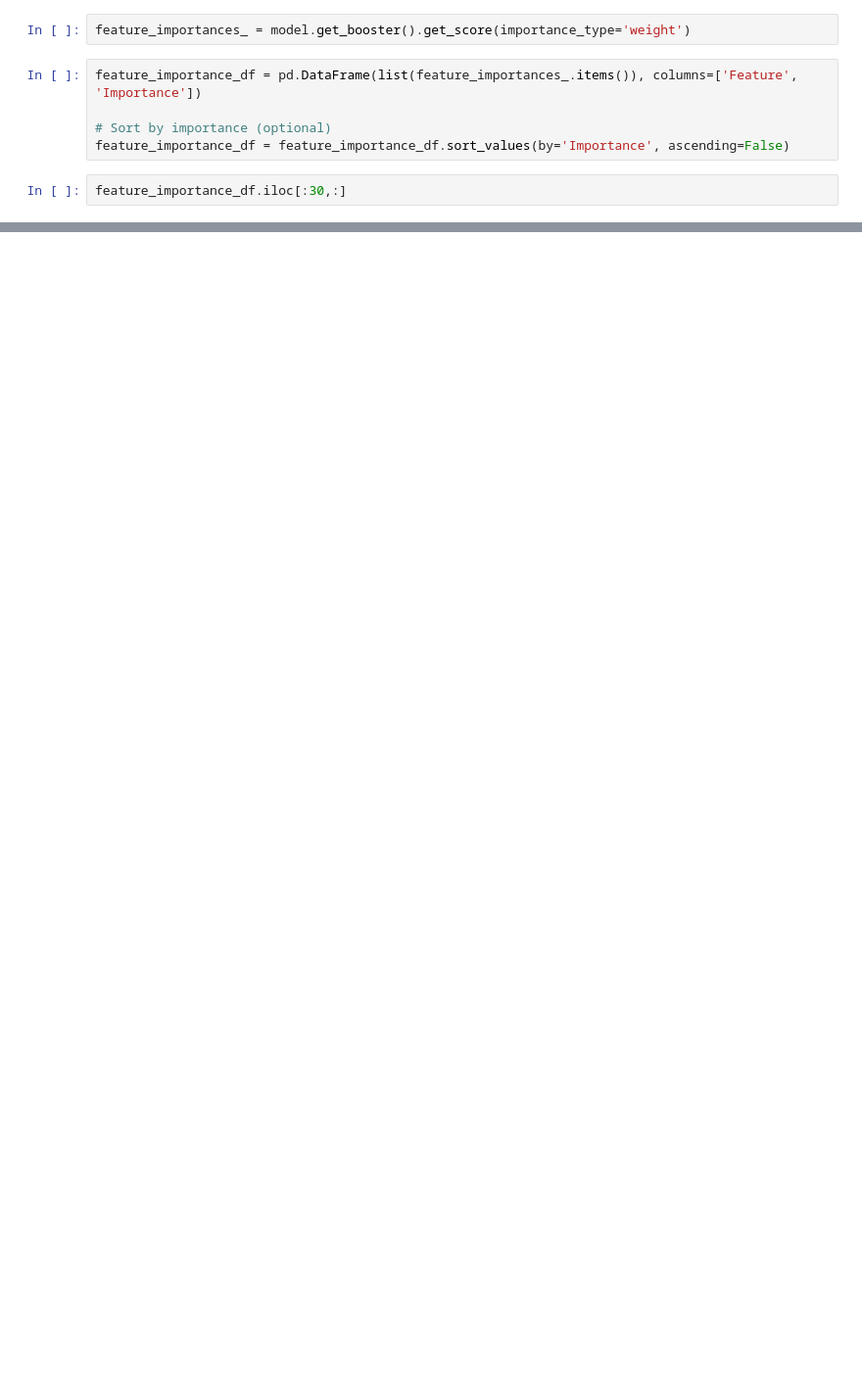
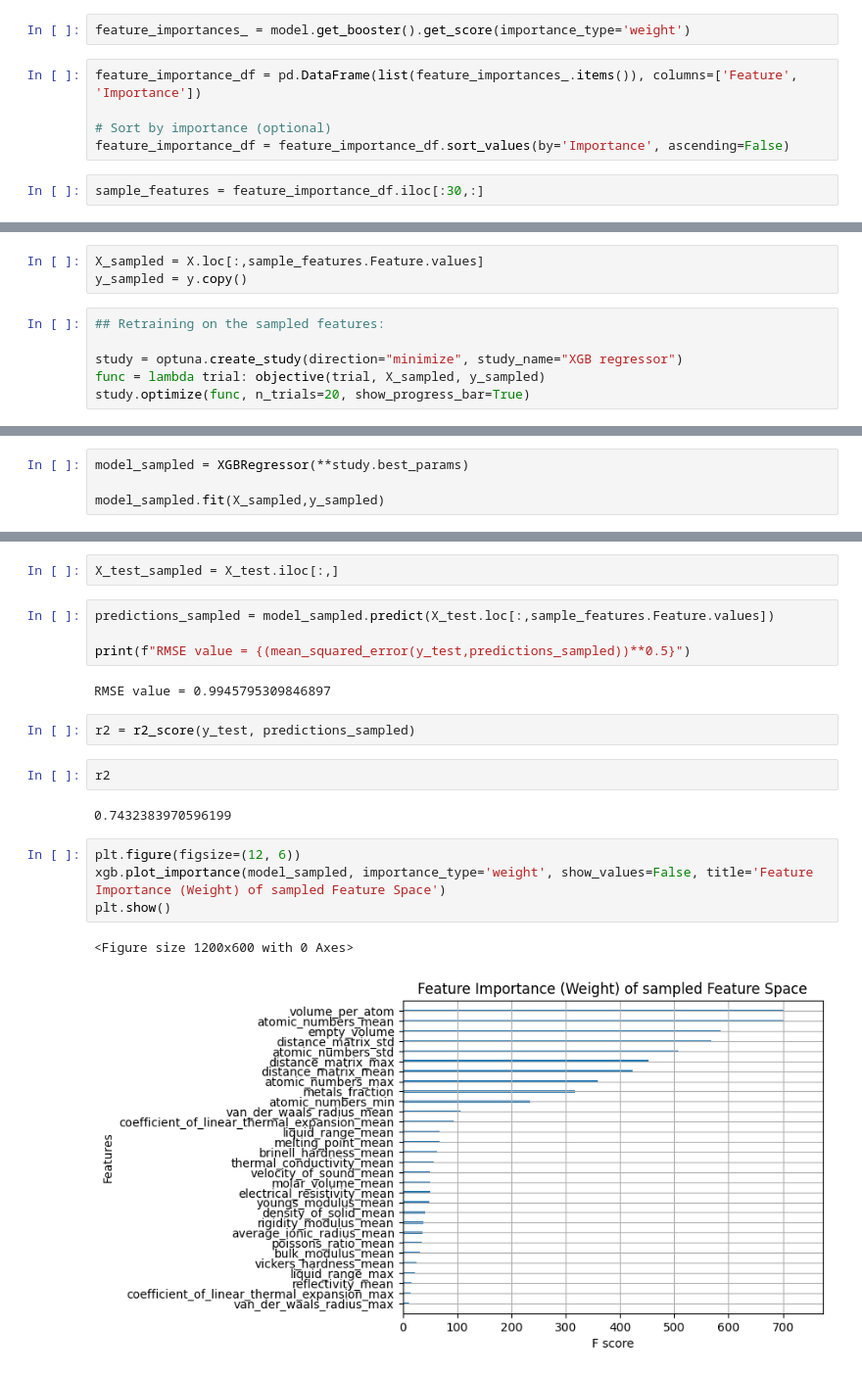
Before and after one commit to Bwhiz/Semiconductor-Energy-Bandgap-ML, a Jupyter notebook: src/model_silicon.ipynb, the cells around one changed output, grey strips where cells are left out. Shown at 98% size. Saved outputs shown, nothing was run; the diff lists cells and outputs as text; blank space fills up the shorter version.

Commit message:
added r2-score evaluation metrics

```diff
--- a/src/model_silicon.ipynb
+++ b/src/model_silicon.ipynb
@@ -220,4 +230,4 @@ feature_importance_df = pd.DataFrame(list(feature_importances_.items()), columns
 # Sort by importance (optional)
 feature_importance_df = feature_importance_df.sort_values(by='Importance', ascending=False)
 # %%
-feature_importance_df.iloc[:30,:]
+sample_features = feature_importance_df.iloc[:30,:]
@@ -241,0 +242,9 @@ feature_importance_df.iloc[:30,:]
+# %%
+X_sampled = X.loc[:,sample_features.Feature.values]
+y_sampled = y.copy()
+# %%
+## Retraining on the sampled features:
+
+study = optuna.create_study(direction="minimize", study_name="XGB regressor")
+func = lambda trial: objective(trial, X_sampled, y_sampled)
+study.optimize(func, n_trials=20, show_progress_bar=True)
@@ -241,0 +274,4 @@ feature_importance_df.iloc[:30,:]
+# %%
+model_sampled = XGBRegressor(**study.best_params)
+
+model_sampled.fit(X_sampled,y_sampled)
@@ -241,0 +290,21 @@ feature_importance_df.iloc[:30,:]
+# %%
+X_test_sampled = X_test.iloc[:,]
+# %%
+predictions_sampled = model_sampled.predict(X_test.loc[:,sample_features.Feature.values])
+
+print(f"RMSE value = {(mean_squared_error(y_test,predictions_sampled))**0.5}")
+# %% [output]
+RMSE value = 0.9945795309846897
+# %%
+r2 = r2_score(y_test, predictions_sampled)
+# %%
+r2
+# %% [output]
+0.7432383970596199
+# %%
+plt.figure(figsize=(12, 6))
+xgb.plot_importance(model_sampled, importance_type='weight', show_values=False, title='Feature Importance (Weight) of sampled Feature Space')
+plt.show()
+# %% [output]
+<Figure size 1200x600 with 0 Axes>
+[figure, added]
```
Also changed, not shown: parts of 11 cells of this notebook.
